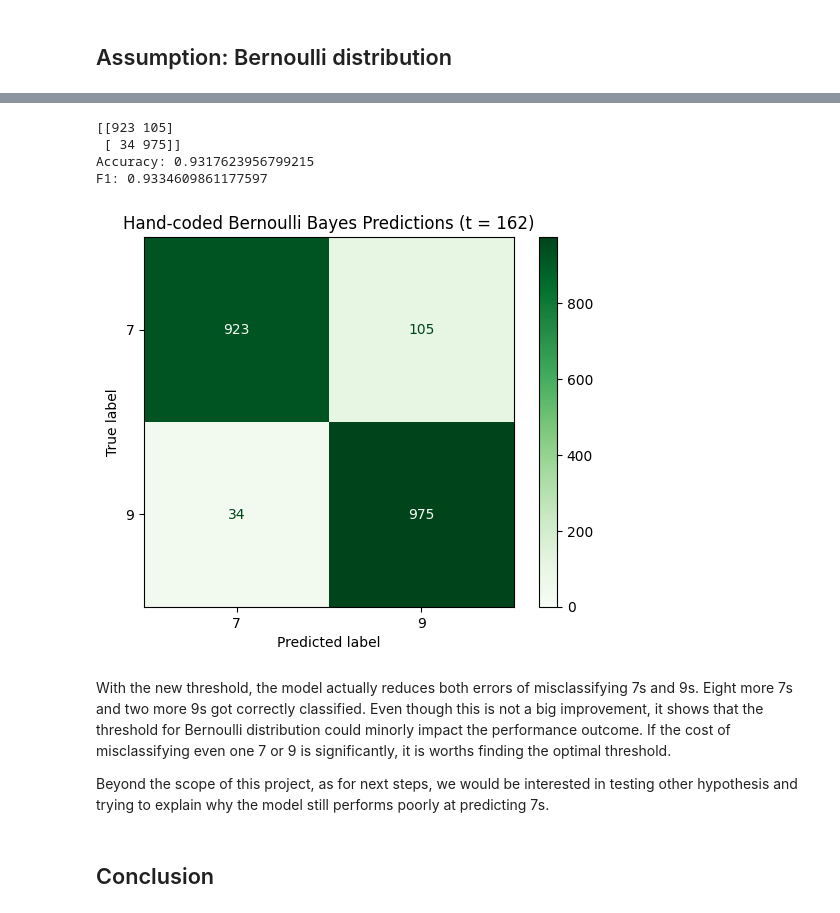
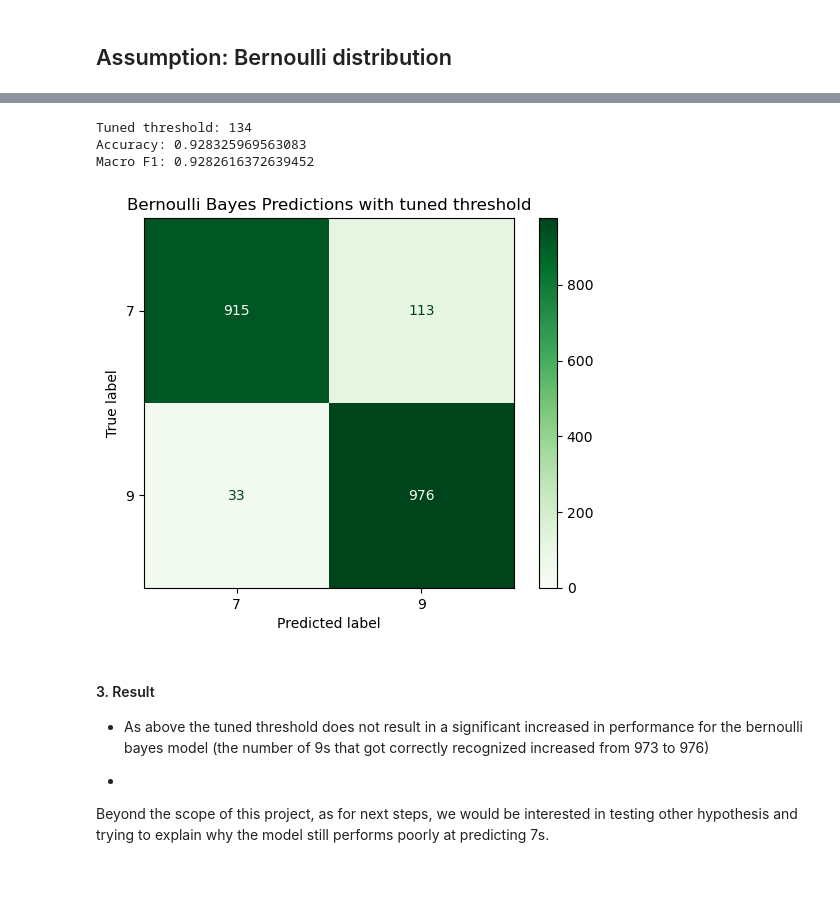
Before and after one commit to HenryArnoldDENISON/Bayesian-Classification, a Jupyter notebook: Bayesian-Classification.ipynb, the cells around one changed output, grey strips where cells are left out. Cells and saved outputs as stored; diff of their text form; code cells hidden in the pictures; blank space fills up the shorter version.

```diff
--- a/Bayesian-Classification.ipynb
+++ b/Bayesian-Classification.ipynb
@@ -443,34 +454,35 @@ Best threshold on validation: 162 accuracy: 0.9304134261154319
 # %%
-# Final evaluation: retrain on the full training set at the best threshold, test once
-X_train_best = (X_train < best_t).astype(int)
-X_test_best  = (X_test  < best_t).astype(int)
+# Retrain on the full training set with the chosen threshold
+X_train_t = (X_train < best_t).astype(int)
+X_test_t  = (X_test  < best_t).astype(int)
 
-theta_7_best = laplace_theta(X_train_best[Y_train == digit1])
-theta_9_best = laplace_theta(X_train_best[Y_train == digit2])
+theta_7_f = laplace_theta(X_train_t[Y_train == digit1])
+theta_9_f = laplace_theta(X_train_t[Y_train == digit2])
+p7_f = prior(Y_train, digit1, digit2)
+p9_f = prior(Y_train, digit2, digit1)
 
-g_7_best = bernoulli_discriminant(X_test_best, prior_7, theta_7_best)
-g_9_best = bernoulli_discriminant(X_test_best, prior_9, theta_9_best)
-pred_best = np.where(g_9_best > g_7_best, digit2, digit1)
+g7 = bernoulli_discriminant(X_test_t, p7_f, theta_7_f)
+g9 = bernoulli_discriminant(X_test_t, p9_f, theta_9_f)
+pred_tuned = np.where(g9 > g7, digit2, digit1)
 
-cm_best = confusion_matrix(Y_test, pred_best, labels=[digit1, digit2])
-print(cm_best)
-print("Accuracy:", accuracy_score(Y_test, pred_best))
-print("F1:", f1_score(Y_test, pred_best, pos_label=digit2))
+print("Tuned threshold:", best_t)
+print("Accuracy:", accuracy_score(Y_test, pred_tuned))
+print("Macro F1:", f1_score(Y_test, pred_tuned, average="macro"))
 
-disp = ConfusionMatrixDisplay(confusion_matrix=cm_best, display_labels=[digit1, digit2])
+cm_tuned = confusion_matrix(Y_test, pred_tuned, labels=[digit1, digit2])
+disp = ConfusionMatrixDisplay(confusion_matrix=cm_tuned, display_labels=[digit1, digit2])
 disp.plot(cmap="Greens", values_format="d", im_kw={"vmin": 0})
-plt.title(f"Hand-coded Bernoulli Bayes Predictions (t = {best_t})")
+plt.title("Bernoulli Bayes Predictions with tuned threshold")
 plt.show()
 # %% [output]
-[[923 105]
- [ 34 975]]
-Accuracy: 0.9317623956799215
-F1: 0.9334609861177597
+Tuned threshold: 134
+Accuracy: 0.928325969563083
+Macro F1: 0.9282616372639452
-[figure, old version]
+[figure, new version]
 # %% [markdown]
-With the new threshold, the model actually reduces both errors of misclassifying 7s and 9s. Eight more 7s and two more 9s got correctly classified. Even though this is not a big improvement, it shows that the threshold for Bernoulli distribution could minorly impact the performance outcome. If the cost of misclassifying even one 7 or 9 is significantly, it is worths finding the optimal threshold.
+#### 3. Result
+- As above the tuned threshold does not result in a significant increased in performance for the bernoulli bayes model (the number of 9s that got correctly recognized increased from 973 to 976)
 
+-
 Beyond the scope of this project, as for next steps, we would be interested in testing other hypothesis and trying to explain why the model still performs poorly at predicting 7s.
-# %% [markdown]
-## Conclusion
 # %% [markdown]
```
Also changed, not shown: parts of 44 cells of this notebook.
